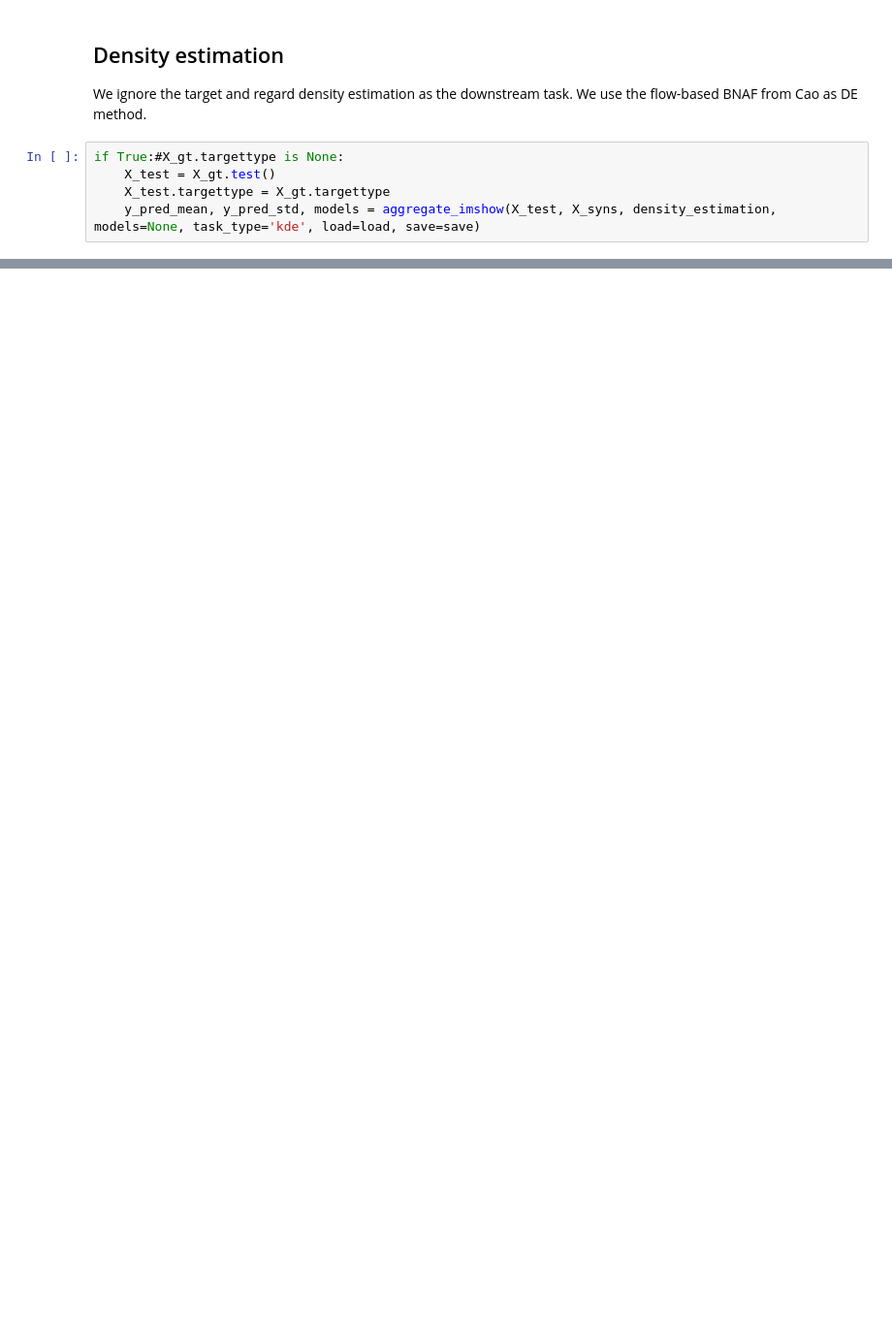
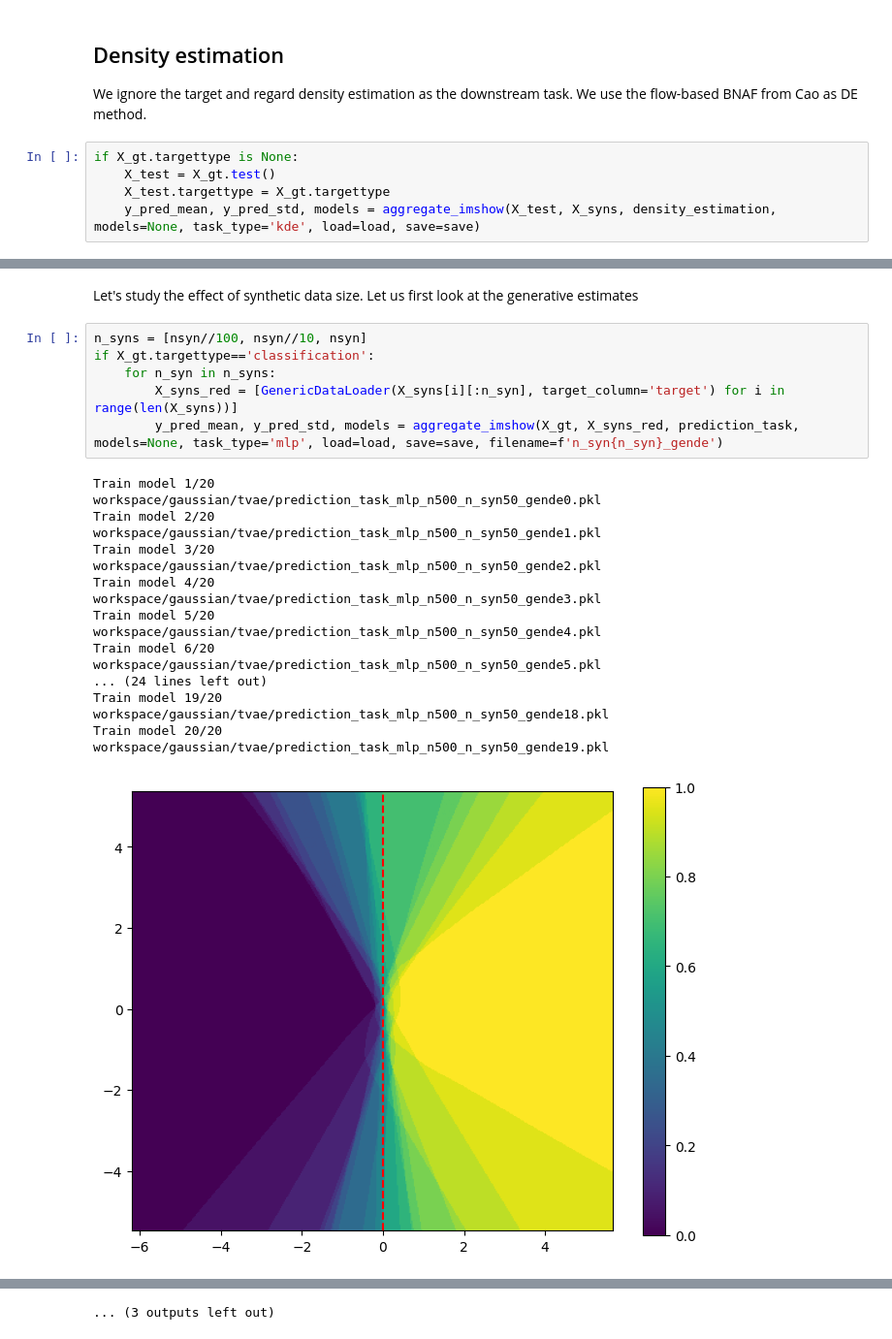
Before and after one commit to bvanbreugel/deep_generative_ensemble, a Jupyter notebook: uncertainty.ipynb, the cells around one changed output, grey strips where cells are left out. Shown at 97% size. Drawn from its saved outputs; the diff is of its cells as text; blank space fills up the shorter version.

```diff
--- a/uncertainty.ipynb
+++ b/uncertainty.ipynb
@@ -420,7 +403,7 @@ workspace/gaussian/tvae/prediction_task_mlp_aggregate9.pkl
 ## Density estimation
 We ignore the target and regard density estimation as the downstream task. We use the flow-based BNAF from Cao as DE method.
 # %%
-if True:#X_gt.targettype is None:
+if X_gt.targettype is None:
     X_test = X_gt.test()
     X_test.targettype = X_gt.targettype
     y_pred_mean, y_pred_std, models = aggregate_imshow(X_test, X_syns, density_estimation, models=None, task_type='kde', load=load, save=save)
@@ -448,0 +412,27 @@ Training KDE
+# %% [markdown]
+Let's study the effect of synthetic data size. Let us first look at the generative estimates
+# %%
+n_syns = [nsyn//100, nsyn//10, nsyn]
+if X_gt.targettype=='classification':
+    for n_syn in n_syns:
+        X_syns_red = [GenericDataLoader(X_syns[i][:n_syn], target_column='target') for i in range(len(X_syns))]
+        y_pred_mean, y_pred_std, models = aggregate_imshow(X_gt, X_syns_red, prediction_task, models=None, task_type='mlp', load=load, save=save, filename=f'n_syn{n_syn}_gende')
+# %% [output]
+Train model 1/20
+workspace/gaussian/tvae/prediction_task_mlp_n500_n_syn50_gende0.pkl
+Train model 2/20
+workspace/gaussian/tvae/prediction_task_mlp_n500_n_syn50_gende1.pkl
+Train model 3/20
+workspace/gaussian/tvae/prediction_task_mlp_n500_n_syn50_gende2.pkl
+Train model 4/20
+workspace/gaussian/tvae/prediction_task_mlp_n500_n_syn50_gende3.pkl
+Train model 5/20
+workspace/gaussian/tvae/prediction_task_mlp_n500_n_syn50_gende4.pkl
+Train model 6/20
+workspace/gaussian/tvae/prediction_task_mlp_n500_n_syn50_gende5.pkl
+... (24 lines left out)
+Train model 19/20
+workspace/gaussian/tvae/prediction_task_mlp_n500_n_syn50_gende18.pkl
+Train model 20/20
+workspace/gaussian/tvae/prediction_task_mlp_n500_n_syn50_gende19.pkl
+[figure, added]
@@ -448,0 +481 @@ Training KDE
+... (3 outputs left out)
```
Also changed, not shown: parts of 15 cells of this notebook.
